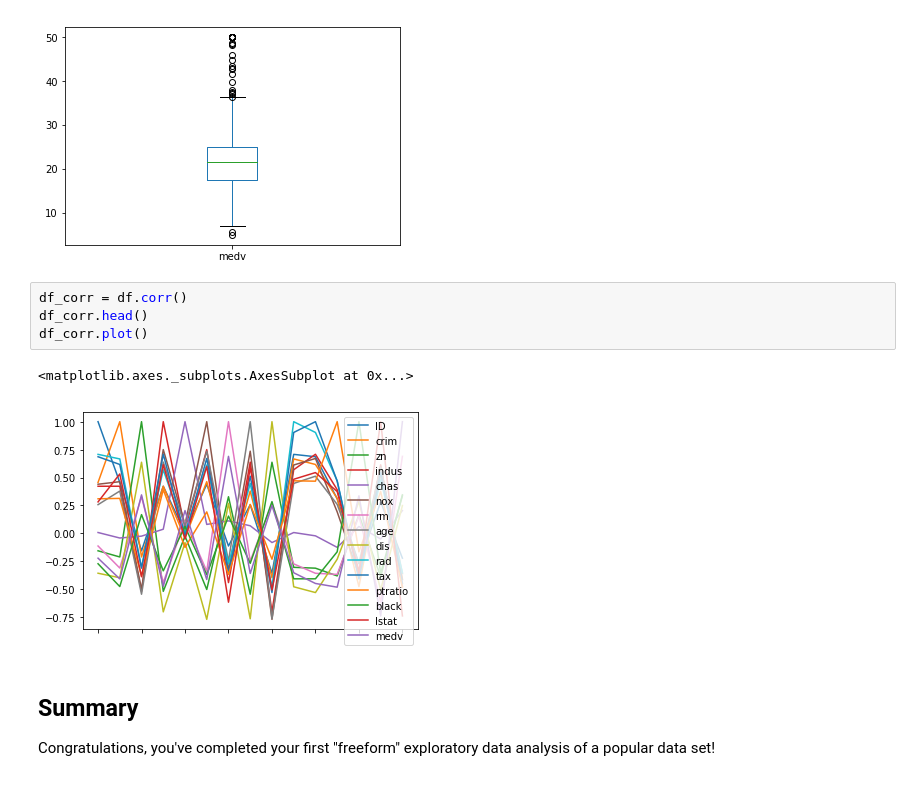
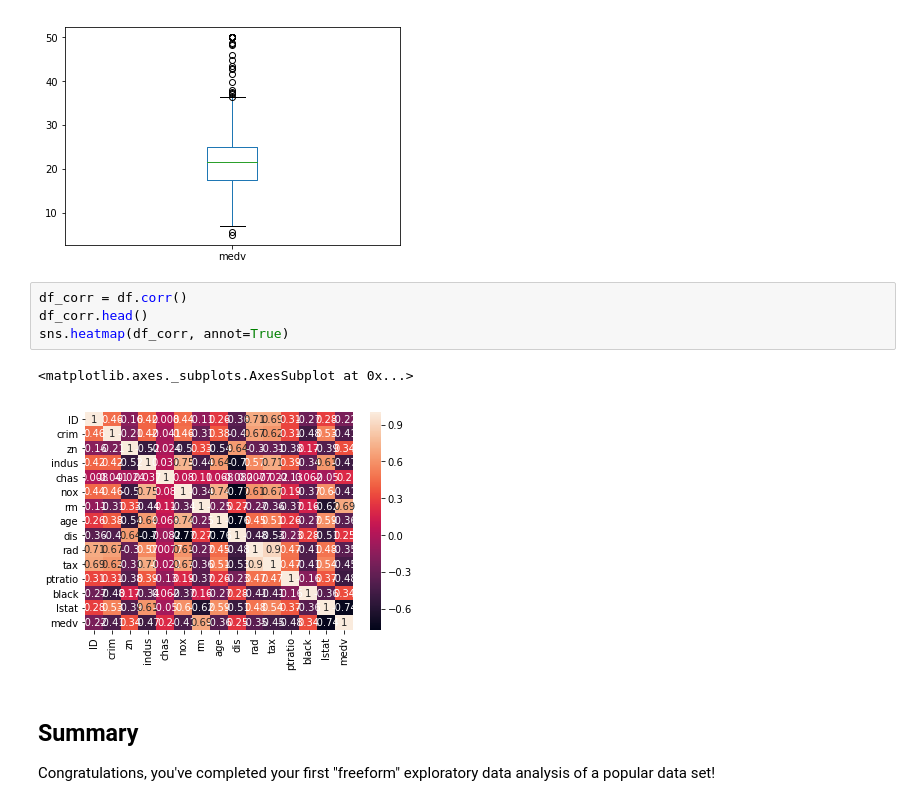
Before and after one commit to Rimab55/dsc-1-03-16-eda-with-pandas-using-the-boston-housing-data-lab-nyc-ds-career-012819, a Jupyter notebook: index.ipynb, the cells around one changed output. Drawn from its saved outputs; the diff is of its cells as text.

```diff
--- a/index.ipynb
+++ b/index.ipynb
@@ -153,10 +153,10 @@ df.medv.plot(kind='box')
 # %%
 df_corr = df.corr()
 df_corr.head()
-df_corr.plot()
+sns.heatmap(df_corr, annot=True)
 # %% [output]
 <matplotlib.axes._subplots.AxesSubplot at 0x...>
-[figure, old version]
+[figure, new version]
 # %% [markdown]
 ## Summary
 
```
